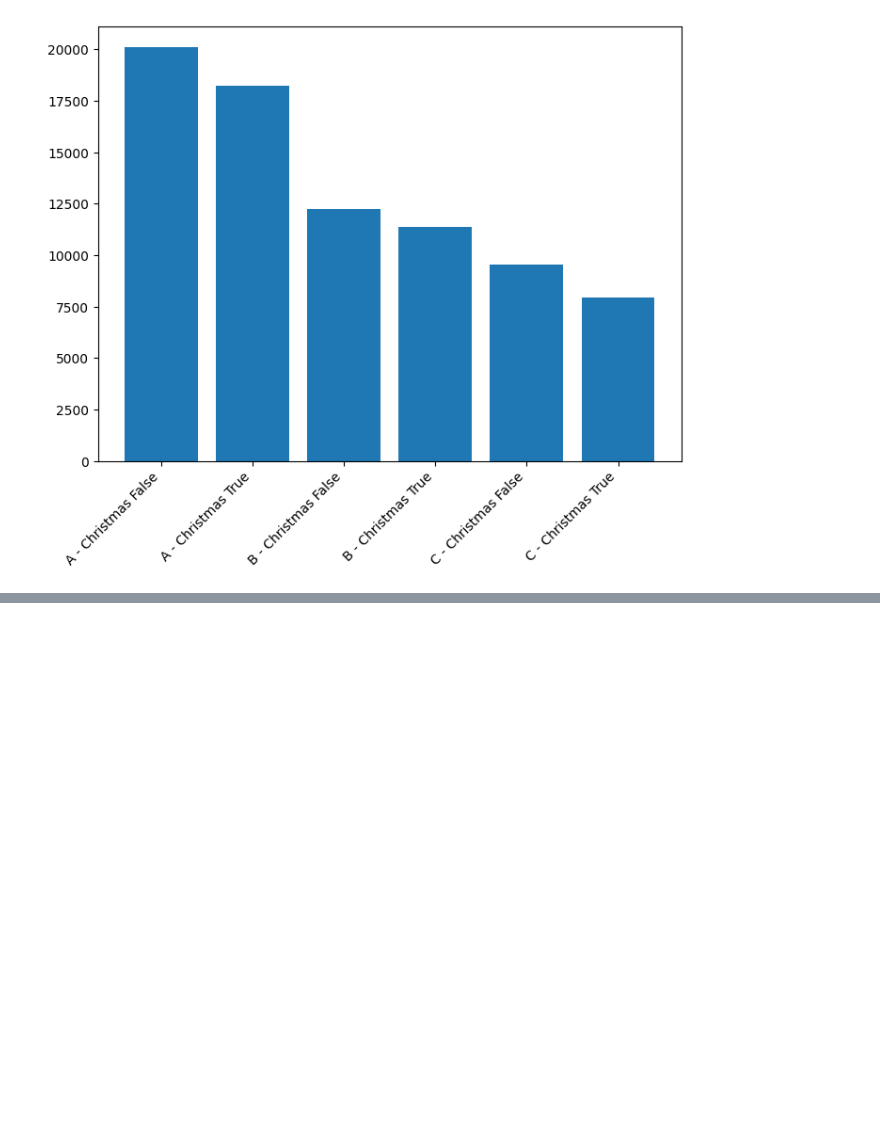
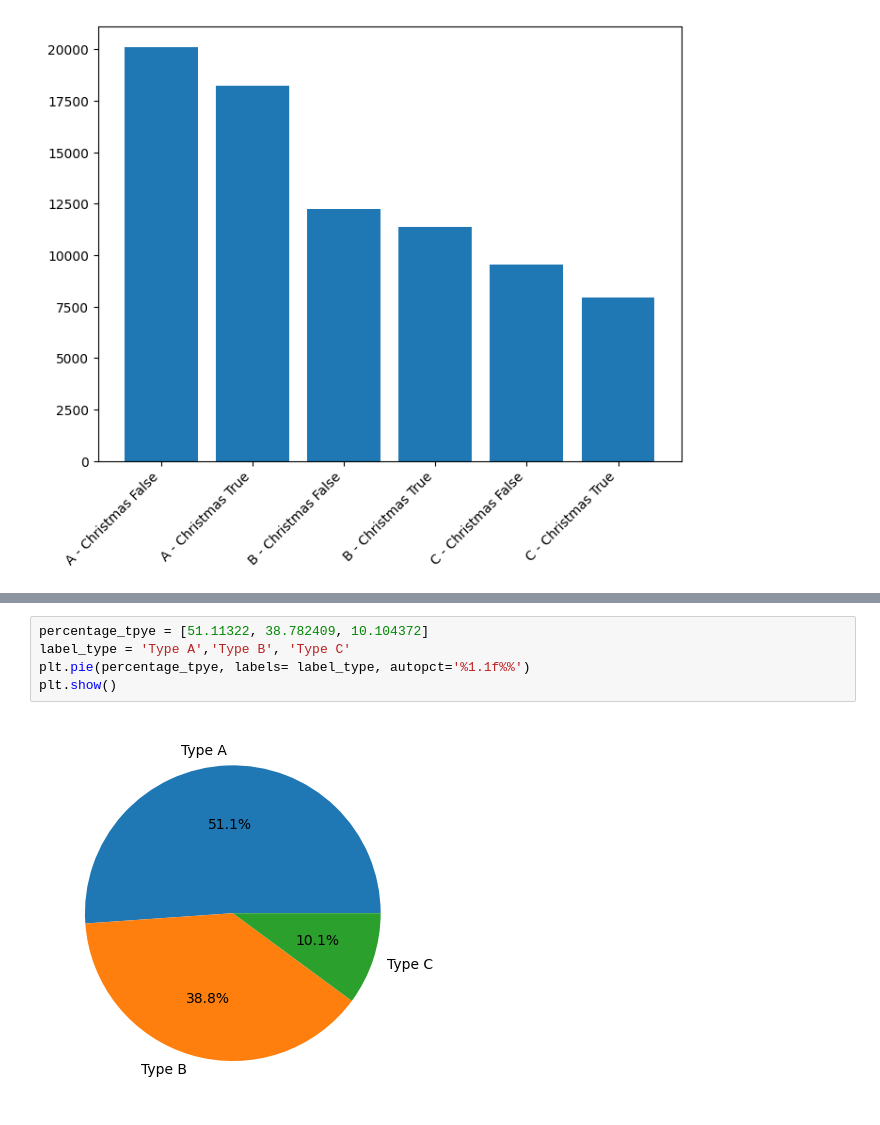
Before and after one commit to HajarRahimi/hypermarket_analysis, a Jupyter notebook: hypermarket_analysis.ipynb, the cells around one changed output, grey strips where cells are left out. Cells and saved outputs as stored; diff of their text form; blank space fills up the shorter version.

```diff
--- a/hypermarket_analysis.ipynb
+++ b/hypermarket_analysis.ipynb
@@ -350,0 +411,7 @@ plt.show()
+# %%
+percentage_tpye = [51.11322, 38.782409, 10.104372]
+label_type = 'Type A','Type B', 'Type C'
+plt.pie(percentage_tpye, labels= label_type, autopct='%1.1f%%')
+plt.show()
+# %% [output]
+[figure, added]
```
Also changed, not shown: parts of 38 cells of this notebook.
